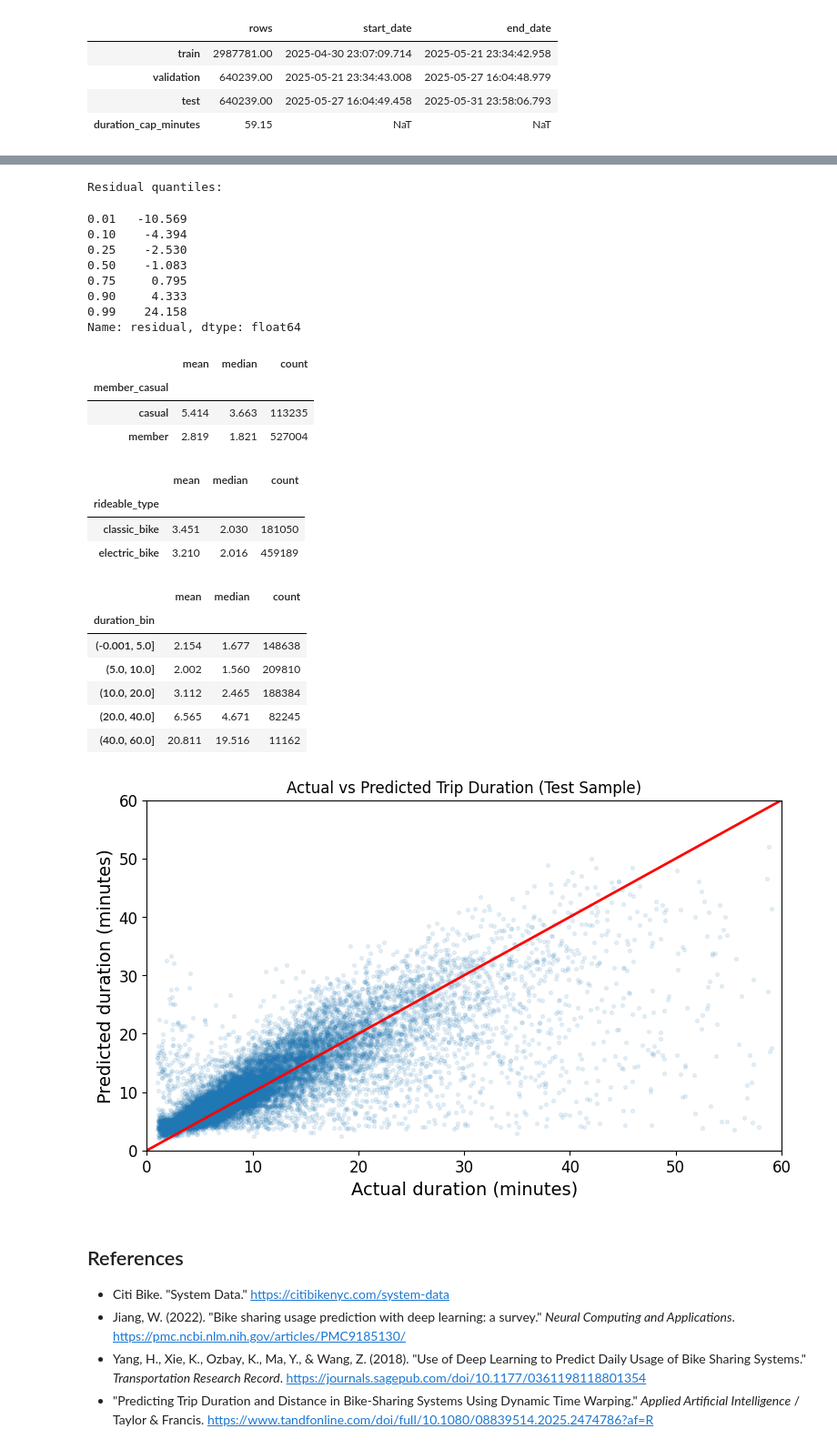
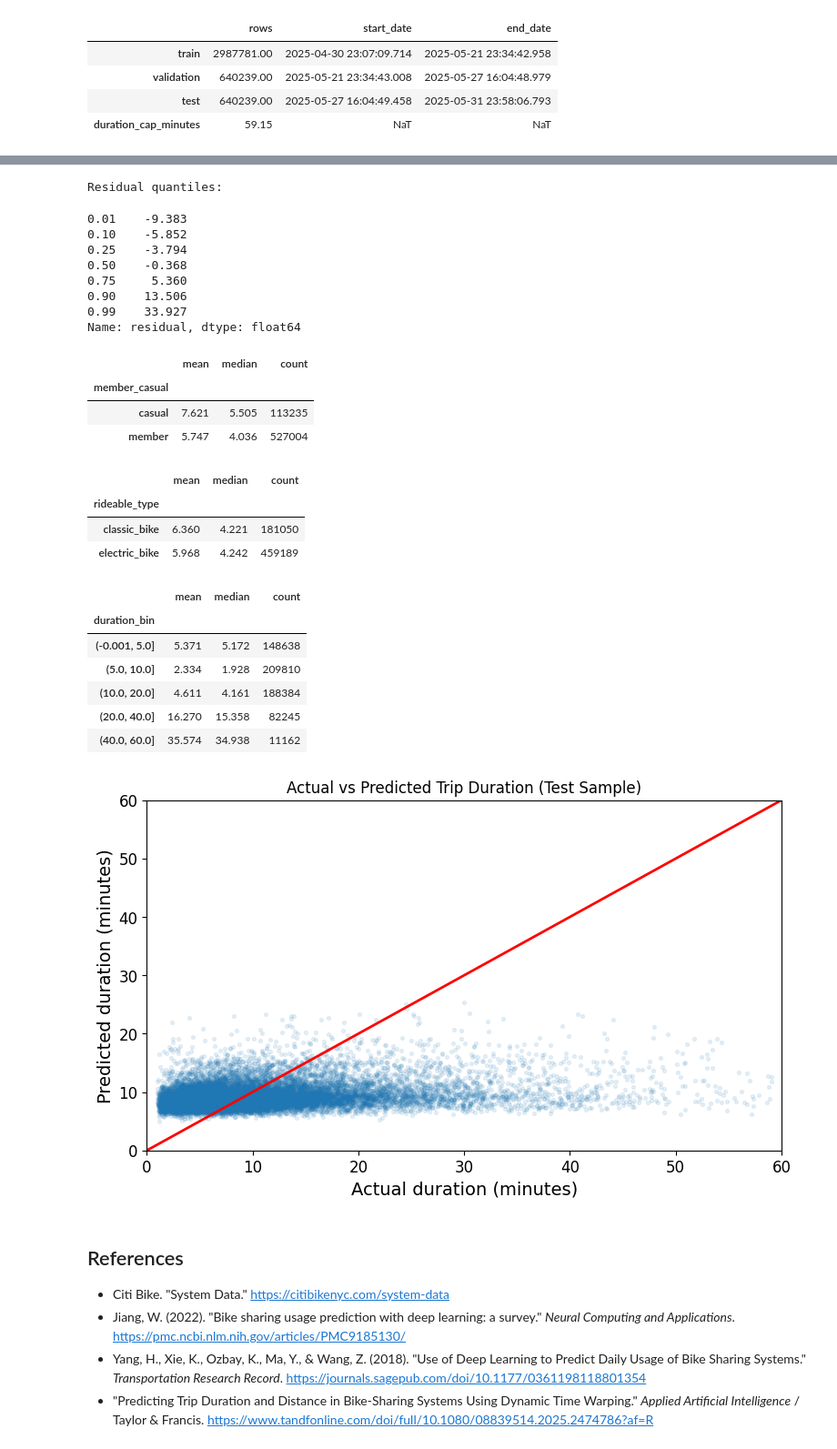
Before and after one commit to Wiz1702/Citi-Bike-, a Jupyter notebook: notebook.ipynb, the cells around one changed output, grey strips where cells are left out. Shown at 91% size. Saved outputs shown, nothing was run; the diff lists cells and outputs as text; code cells hidden in the pictures.

```diff
--- a/notebook.ipynb
+++ b/notebook.ipynb
@@ -835,0 +1018,34 @@ plt.show()
+# %%
+# try a log transform on trip duration for the histogram gradient boosting model
+hgb_log_train_labels = np.log1p(sample_train_labels)
+
+hgb_log_reg = HistGradientBoostingRegressor(
+    random_state=42,
+    learning_rate=0.05,
+    max_depth=8,
+    max_iter=200,
+    min_samples_leaf=30,
+)
+hgb_log_reg.fit(sample_train_prepared, hgb_log_train_labels)
+
+hgb_log_valid_pred = np.clip(np.expm1(hgb_log_reg.predict(trip_valid_prepared_for_forest)), 0, None)
+hgb_log_test_pred = np.clip(np.expm1(hgb_log_reg.predict(trip_test_prepared_for_forest)), 0, None)
+
+hgb_log_valid_mae, hgb_log_valid_rmse, hgb_log_valid_r2 = evaluate_regression(trip_valid_labels, hgb_log_valid_pred)
+hgb_log_test_mae, hgb_log_test_rmse, hgb_log_test_r2 = evaluate_regression(trip_test_labels, hgb_log_test_pred)
+
+hgb_log_scores = pd.DataFrame([
+    {
+        'model': 'hist_gradient_boosting_log_target',
+        'valid_mae': hgb_log_valid_mae,
+        'valid_rmse': hgb_log_valid_rmse,
+        'valid_r2': hgb_log_valid_r2,
+        'test_mae': hgb_log_test_mae,
+        'test_rmse': hgb_log_test_rmse,
+        'test_r2': hgb_log_test_r2,
+    }
+])
+
+improved_model_scores = pd.concat([all_model_scores, hgb_log_scores], ignore_index=True).sort_values('valid_mae')
+display(hgb_log_scores.round(3))
+display(improved_model_scores.round(3))
@@ -838,7 +1150,7 @@ plt.show()
 # %%
 test_eval = trip_test.copy()
 test_eval['actual_duration'] = trip_test_labels.values
-test_eval['predicted_duration'] = rf_test_pred
+test_eval['predicted_duration'] = hgb_log_test_pred
 test_eval['abs_error'] = (test_eval['actual_duration'] - test_eval['predicted_duration']).abs()
 test_eval['residual'] = test_eval['actual_duration'] - test_eval['predicted_duration']
 test_eval['duration_bin'] = pd.cut(
@@ -854,50 +1166,50 @@ error_by_duration = test_eval.groupby('duration_bin', observed=False)['abs_error
 print('Residual quantiles:')
 display(test_eval['residual'].quantile([0.01, 0.10, 0.25, 0.50, 0.75, 0.90, 0.99]).round(3))
 display(error_by_rider.round(3))
 display(error_by_bike.round(3))
 display(error_by_duration.round(3))
 
 scatter_sample = test_eval.sample(n=min(15_000, len(test_eval)), random_state=42)
 ax = scatter_sample.plot(
     kind='scatter',
     x='actual_duration',
     y='predicted_duration',
     alpha=0.10,
     s=8,
 )
 ax.plot([0, 60], [0, 60], 'r-', linewidth=2)
 ax.set_title('Actual vs Predicted Trip Duration (Test Sample)')
 ax.set_xlabel('Actual duration (minutes)')
 ax.set_ylabel('Predicted duration (minutes)')
 plt.xlim(0, 60)
 plt.ylim(0, 60)
 plt.show()
 # %% [output]
 Residual quantiles:
-0.01   -10.569
-0.10    -4.394
-0.25    -2.530
-0.50    -1.083
-0.75     0.795
-0.90     4.333
-0.99    24.158
+0.01    -9.383
+0.10    -5.852
+0.25    -3.794
+0.50    -0.368
+0.75     5.360
+0.90    13.506
+0.99    33.927
 Name: residual, dtype: float64
 |  | mean | median | count |
 | member_casual |  |  |  |
-| casual | 5.414 | 3.663 | 113235 |
-| member | 2.819 | 1.821 | 527004 |
+| casual | 7.621 | 5.505 | 113235 |
+| member | 5.747 | 4.036 | 527004 |
 |  | mean | median | count |
 | rideable_type |  |  |  |
-| classic_bike | 3.451 | 2.030 | 181050 |
-| electric_bike | 3.210 | 2.016 | 459189 |
+| classic_bike | 6.360 | 4.221 | 181050 |
+| electric_bike | 5.968 | 4.242 | 459189 |
 |  | mean | median | count |
 | duration_bin |  |  |  |
-| (-0.001, 5.0] | 2.154 | 1.677 | 148638 |
-| (5.0, 10.0] | 2.002 | 1.560 | 209810 |
-| (10.0, 20.0] | 3.112 | 2.465 | 188384 |
-| (20.0, 40.0] | 6.565 | 4.671 | 82245 |
-| (40.0, 60.0] | 20.811 | 19.516 | 11162 |
+| (-0.001, 5.0] | 5.371 | 5.172 | 148638 |
+| (5.0, 10.0] | 2.334 | 1.928 | 209810 |
+| (10.0, 20.0] | 4.611 | 4.161 | 188384 |
+| (20.0, 40.0] | 16.270 | 15.358 | 82245 |
+| (40.0, 60.0] | 35.574 | 34.938 | 11162 |
-[figure, old version]
+[figure, new version]
 # %% [markdown]
 ## References
 
```
Also changed, not shown: parts of 18 cells of this notebook.
